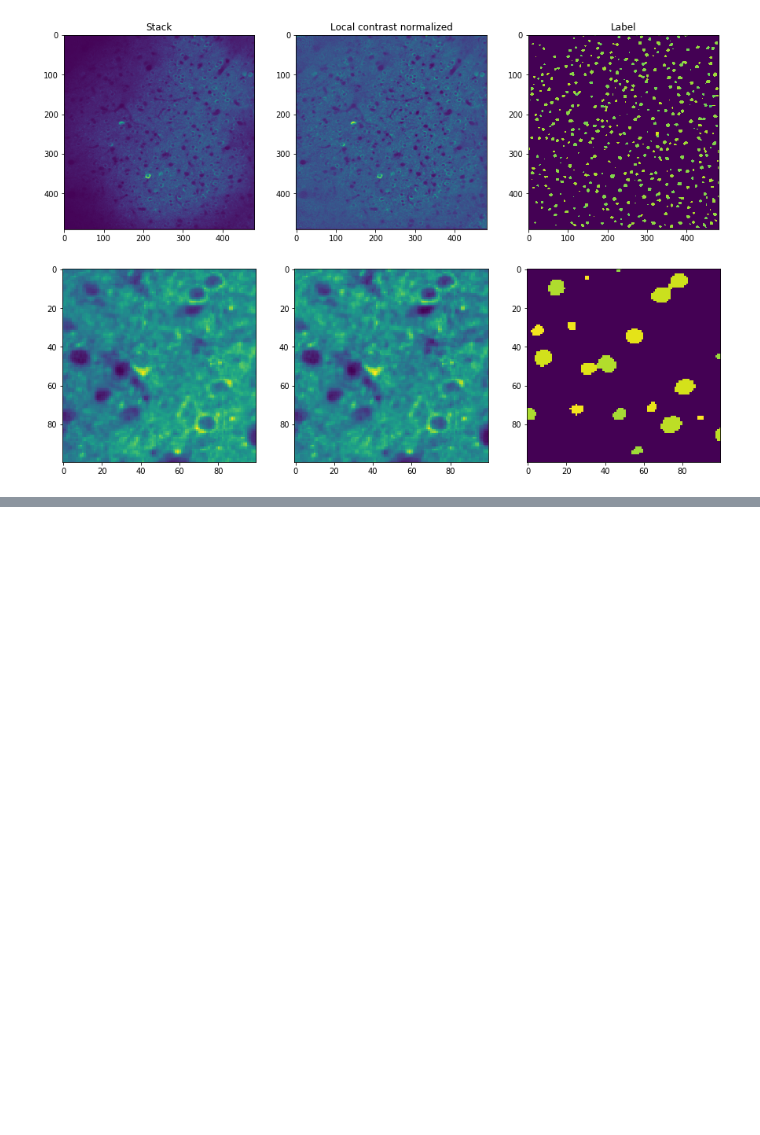
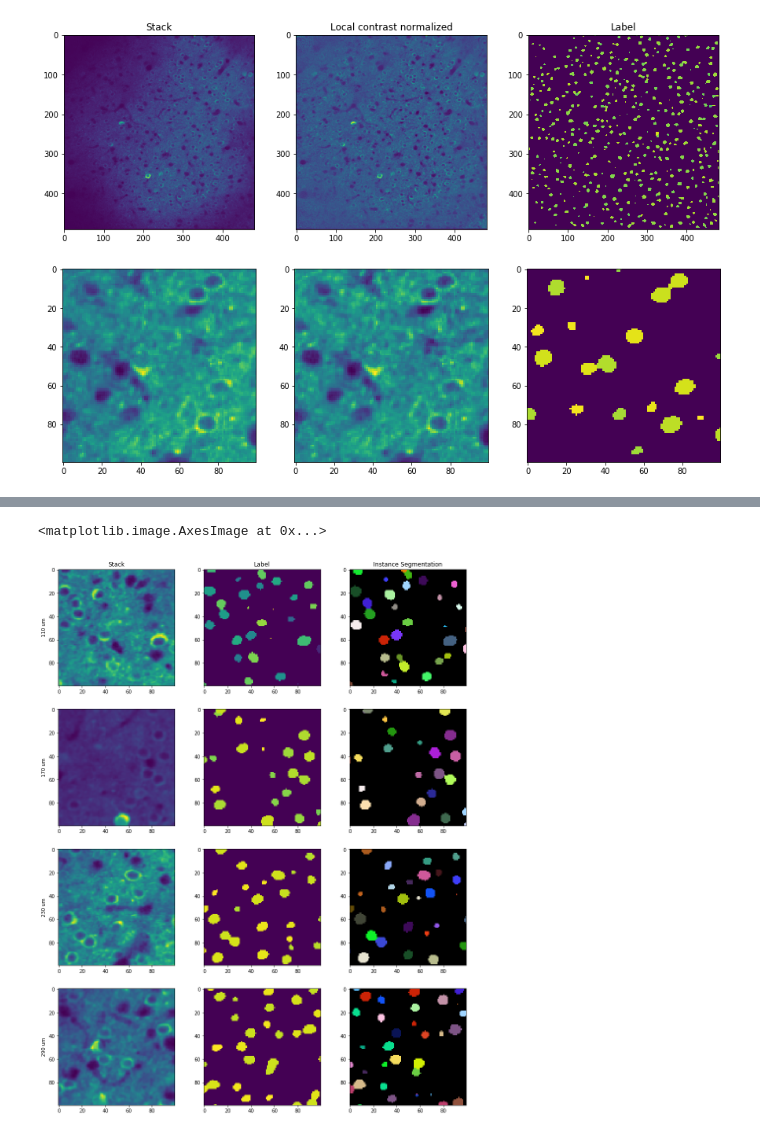
Before and after one commit to cajal/bl3d, a Jupyter notebook: Demo.ipynb, the cells around one changed output, grey strips where cells are left out. Drawn from its saved outputs; the diff is of its cells as text; code cells hidden in the pictures; blank space fills up the shorter version.

```diff
--- a/Demo.ipynb
+++ b/Demo.ipynb
@@ -119,0 +125,27 @@ plt.imshow(colored[0])
+# %%
+fig, axes = plt.subplots(4, 3, figsize=(15, 20))
+axes[0, 0].set_title('Stack')
+axes[0, 0].set_ylabel('110 um')
+axes[0, 0].imshow(stack[10, 100:200, 250:350])
+axes[0, 1].set_title('Label')
+axes[0, 1].imshow(label[10, 100:200, 250:350])
+axes[0, 2].set_title('Instance Segmentation')
+axes[0, 2].imshow(colored[10, 100:200, 250:350])
+
+axes[1, 0].set_ylabel('170 um')
+axes[1, 0].imshow(stack[70, 100:200, 250:350])
+axes[1, 1].imshow(label[70, 100:200, 250:350])
+axes[1, 2].imshow(colored[70, 100:200, 250:350])
+
+axes[2, 0].set_ylabel('230 um')
+axes[2, 0].imshow(stack[130, 100:200, 250:350])
+axes[2, 1].imshow(label[130, 100:200, 250:350])
+axes[2, 2].imshow(colored[130, 100:200, 250:350])
+
+axes[3, 0].set_ylabel('290 um')
+axes[3, 0].imshow(stack[-10, 100:200, 250:350])
+axes[3, 1].imshow(label[-10, 100:200, 250:350])
+axes[3, 2].imshow(colored[-10, 100:200, 250:350])
+# %% [output]
+<matplotlib.image.AxesImage at 0x...>
+[figure, added]
```
Also changed, not shown: parts of 8 cells of this notebook, 5 other files.
